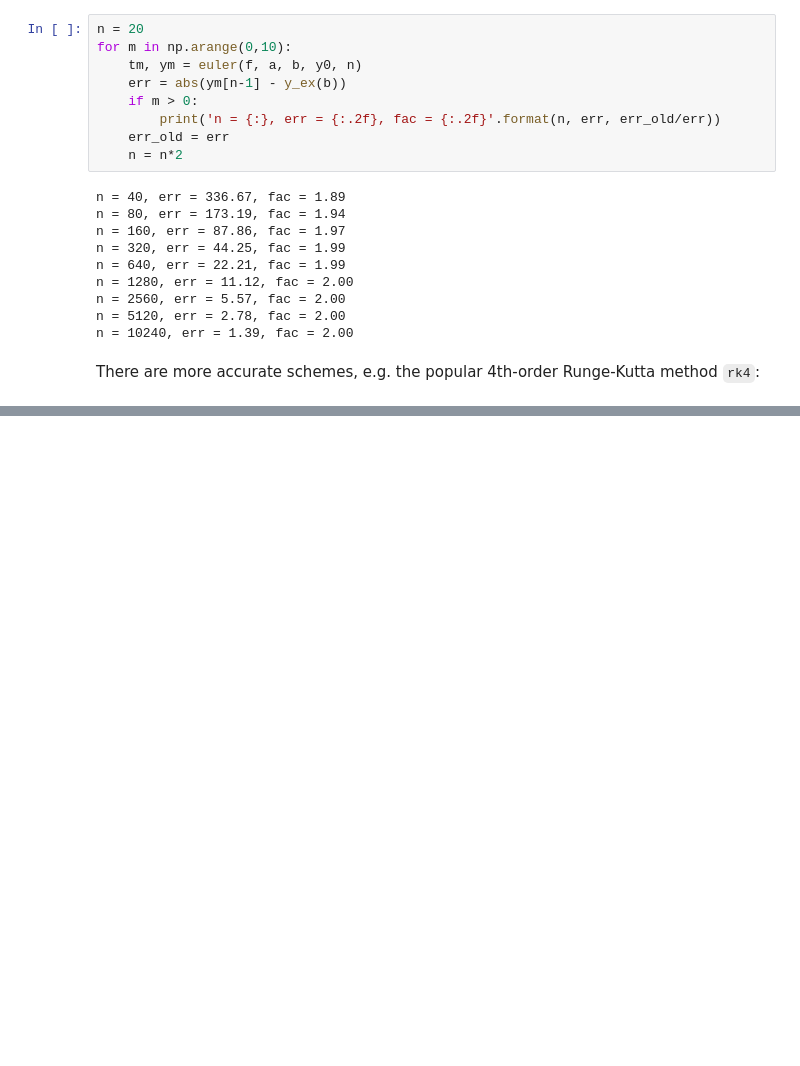
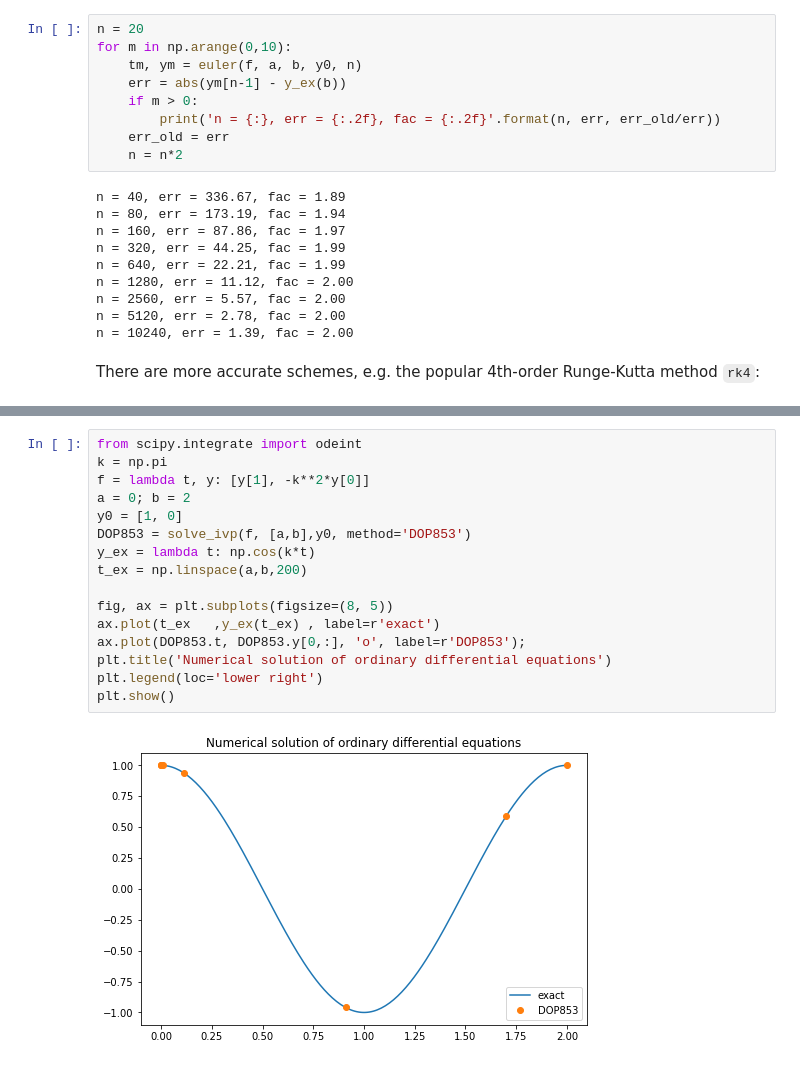
Before and after one commit to OleBo/MathSo, a Jupyter notebook: notebooks/NumericalDifferentiation.ipynb, the cells around one changed output, grey strips where cells are left out. Cells and saved outputs as stored; diff of their text form; blank space fills up the shorter version.

```diff
--- a/notebooks/NumericalDifferentiation.ipynb
+++ b/notebooks/NumericalDifferentiation.ipynb
@@ -347,0 +410,18 @@ y(10.0) = 675.999949     error: 5.09833e-05
+# %%
+from scipy.integrate import odeint
+k = np.pi
+f = lambda t, y: [y[1], -k**2*y[0]]
+a = 0; b = 2
+y0 = [1, 0]
+DOP853 = solve_ivp(f, [a,b],y0, method='DOP853')
+y_ex = lambda t: np.cos(k*t)
+t_ex = np.linspace(a,b,200)
+
+fig, ax = plt.subplots(figsize=(8, 5))
+ax.plot(t_ex   ,y_ex(t_ex) , label=r'exact')
+ax.plot(DOP853.t, DOP853.y[0,:], 'o', label=r'DOP853');
+plt.title('Numerical solution of ordinary differential equations')
+plt.legend(loc='lower right')
+plt.show()
+# %% [output]
+[figure, added]
```
Also changed, not shown: parts of 20 cells of this notebook, 2 other files.
